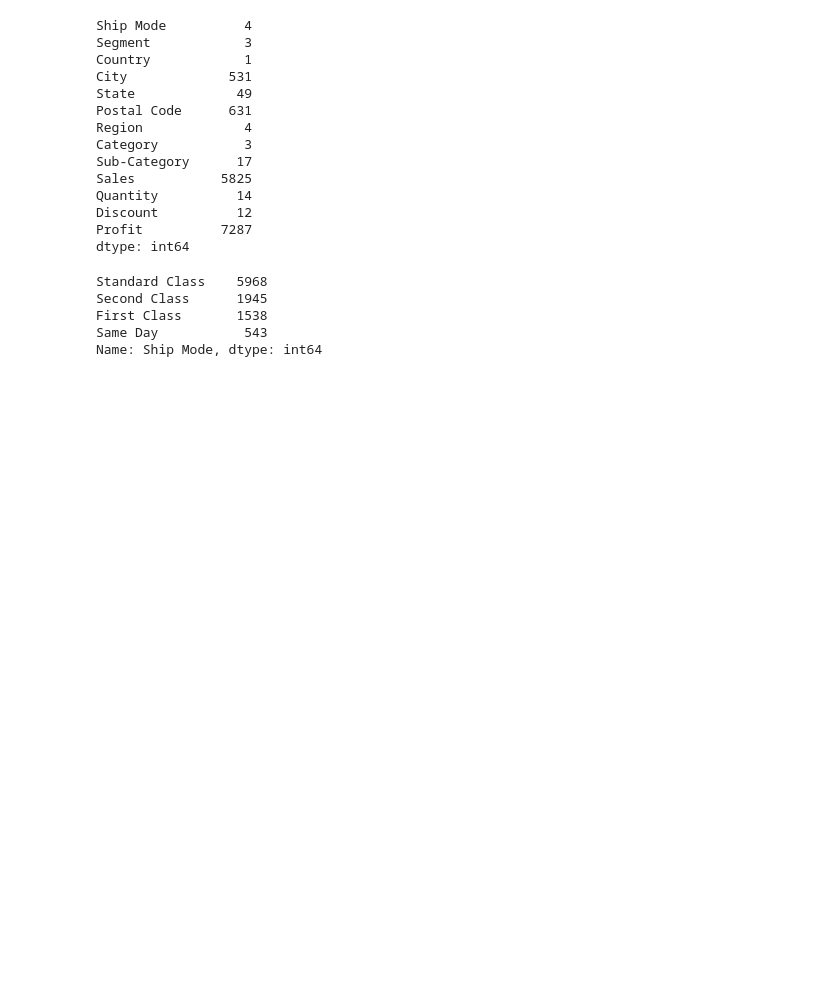
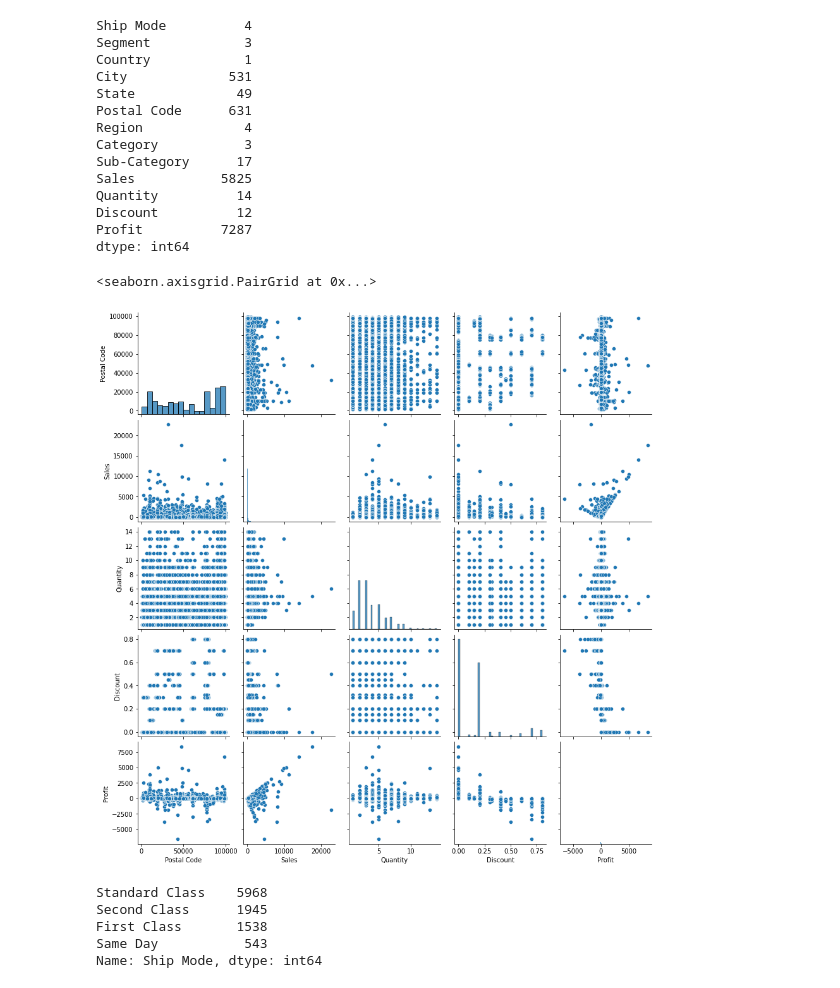
Before and after one commit to Nymisha-ruby/GRIP-Intern, a Jupyter notebook: Task3.ipynb, the cells around one changed output. Saved outputs shown, nothing was run; the diff lists cells and outputs as text; code cells hidden in the pictures; blank space fills up the shorter version.

```diff
--- a/Task3.ipynb
+++ b/Task3.ipynb
@@ -76,3 +83,9 @@ dtype: int64
+# %%
+#Plotting multiple pairwise bivariate distributions
+sns.pairplot(data)
+# %% [output]
+<seaborn.axisgrid.PairGrid at 0x...>
+[figure, added]
 # %%
 #Counts of unique values
 data['Ship Mode'].value_counts()
```
Also changed, not shown: parts of 13 cells of this notebook.
